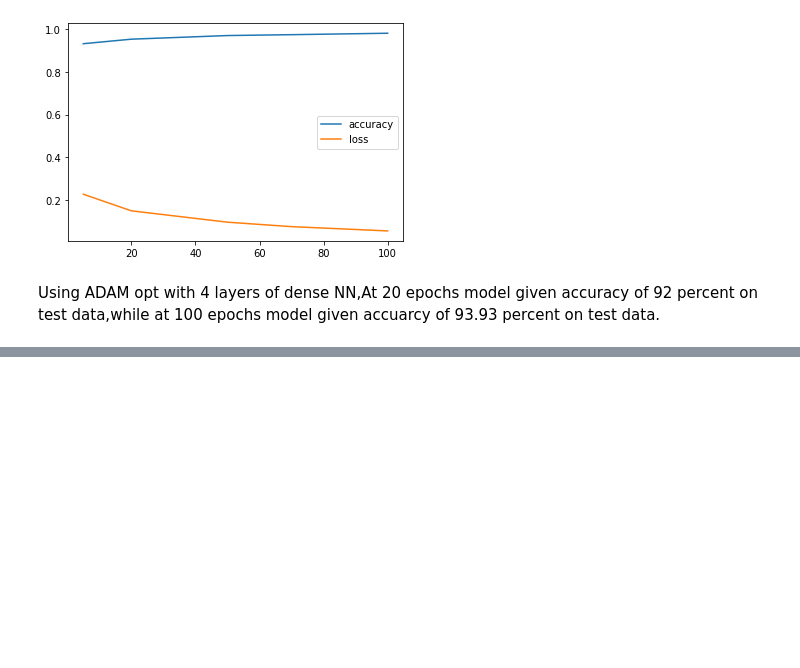
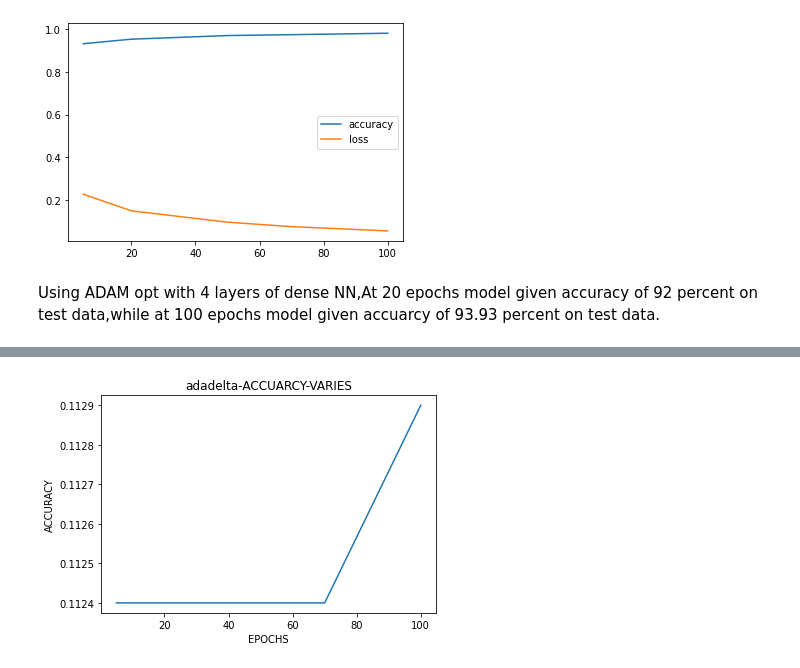
Before and after one commit to Yagna27/RESEARCH-DATASCIENCE, a Jupyter notebook: plottings_epochs_loss_accuracy.ipynb, the cells around one changed output, grey strips where cells are left out. Cells and saved outputs as stored; diff of their text form; code cells hidden in the pictures; blank space fills up the shorter version.

```diff
--- a/plottings_epochs_loss_accuracy.ipynb
+++ b/plottings_epochs_loss_accuracy.ipynb
@@ -61,0 +130,11 @@ ADAM.legend()
+# %%
+adadelta_acc = plt.subplots()
+epochs=[5,20,50,70,100]
+accuracy=[0.1124 ,0.1124,0.1124,0.1124,0.1129]
+plt.plot(epochs,accuracy)
+plt.xlabel("EPOCHS")
+plt.ylabel("ACCURACY")
+plt.title("adadelta-ACCUARCY-VARIES")
+plt.show()
+# %% [output]
+[figure, added]
```
Also changed, not shown: parts of 34 cells of this notebook, 4 other files.
